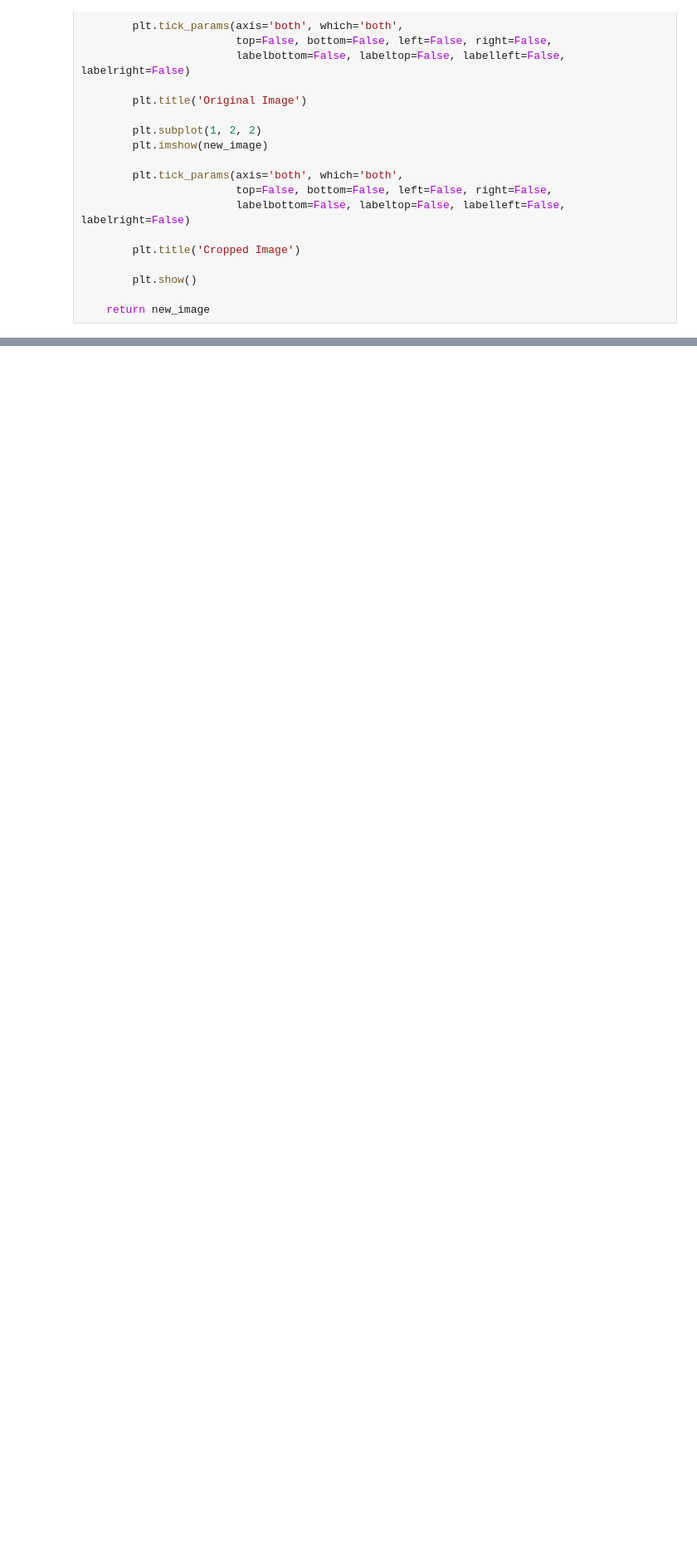
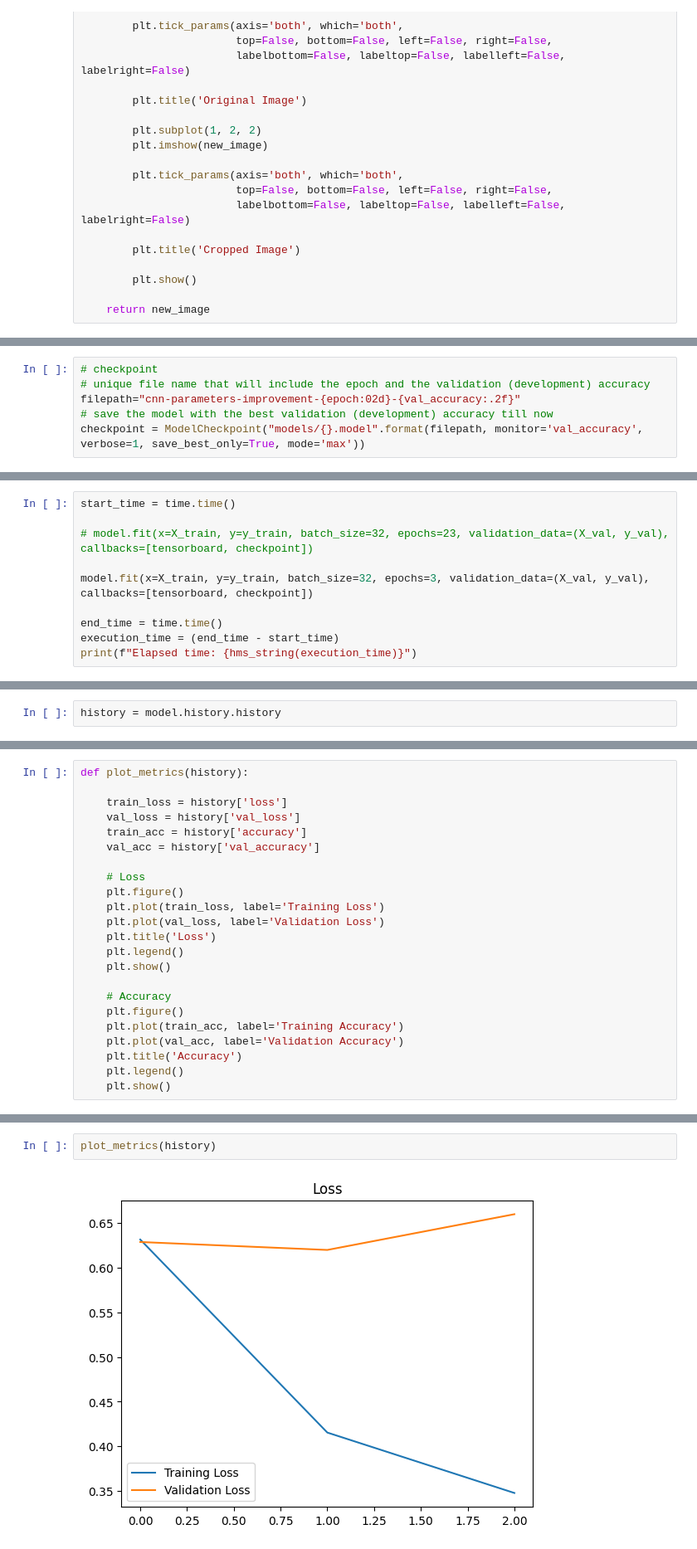
Before and after one commit to Sacshamm/Brain-Tumor-Detection-and-Classification, a Jupyter notebook: Brain Tumor Detection.ipynb, the cells around one changed output, grey strips where cells are left out. Shown at 83% size. Cells and saved outputs as stored; diff of their text form; blank space fills up the shorter version.

```diff
--- a/Brain Tumor Detection.ipynb
+++ b/Brain Tumor Detection.ipynb
@@ -79,0 +355,6 @@ ex_new_img = crop_brain_contour(ex_img, True)
+# %%
+# checkpoint
+# unique file name that will include the epoch and the validation (development) accuracy
+filepath="cnn-parameters-improvement-{epoch:02d}-{val_accuracy:.2f}"
+# save the model with the best validation (development) accuracy till now
+checkpoint = ModelCheckpoint("models/{}.model".format(filepath, monitor='val_accuracy', verbose=1, save_best_only=True, mode='max'))
@@ -79,0 +363,10 @@ ex_new_img = crop_brain_contour(ex_img, True)
+# %%
+start_time = time.time()
+
+# model.fit(x=X_train, y=y_train, batch_size=32, epochs=23, validation_data=(X_val, y_val), callbacks=[tensorboard, checkpoint])
+
+model.fit(x=X_train, y=y_train, batch_size=32, epochs=3, validation_data=(X_val, y_val), callbacks=[tensorboard, checkpoint])
+
+end_time = time.time()
+execution_time = (end_time - start_time)
+print(f"Elapsed time: {hms_string(execution_time)}")
@@ -79,0 +424,2 @@ ex_new_img = crop_brain_contour(ex_img, True)
+# %%
+history = model.history.history
@@ -79,0 +436,23 @@ ex_new_img = crop_brain_contour(ex_img, True)
+# %%
+def plot_metrics(history):
+
+    train_loss = history['loss']
+    val_loss = history['val_loss']
+    train_acc = history['accuracy']
+    val_acc = history['val_accuracy']
+
+    # Loss
+    plt.figure()
+    plt.plot(train_loss, label='Training Loss')
+    plt.plot(val_loss, label='Validation Loss')
+    plt.title('Loss')
+    plt.legend()
+    plt.show()
+
+    # Accuracy
+    plt.figure()
+    plt.plot(train_acc, label='Training Accuracy')
+    plt.plot(val_acc, label='Validation Accuracy')
+    plt.title('Accuracy')
+    plt.legend()
+    plt.show()
@@ -79,0 +461,4 @@ ex_new_img = crop_brain_contour(ex_img, True)
+# %%
+plot_metrics(history)
+# %% [output]
+[figure, added]
```
Also changed, not shown: parts of 73 cells of this notebook.
